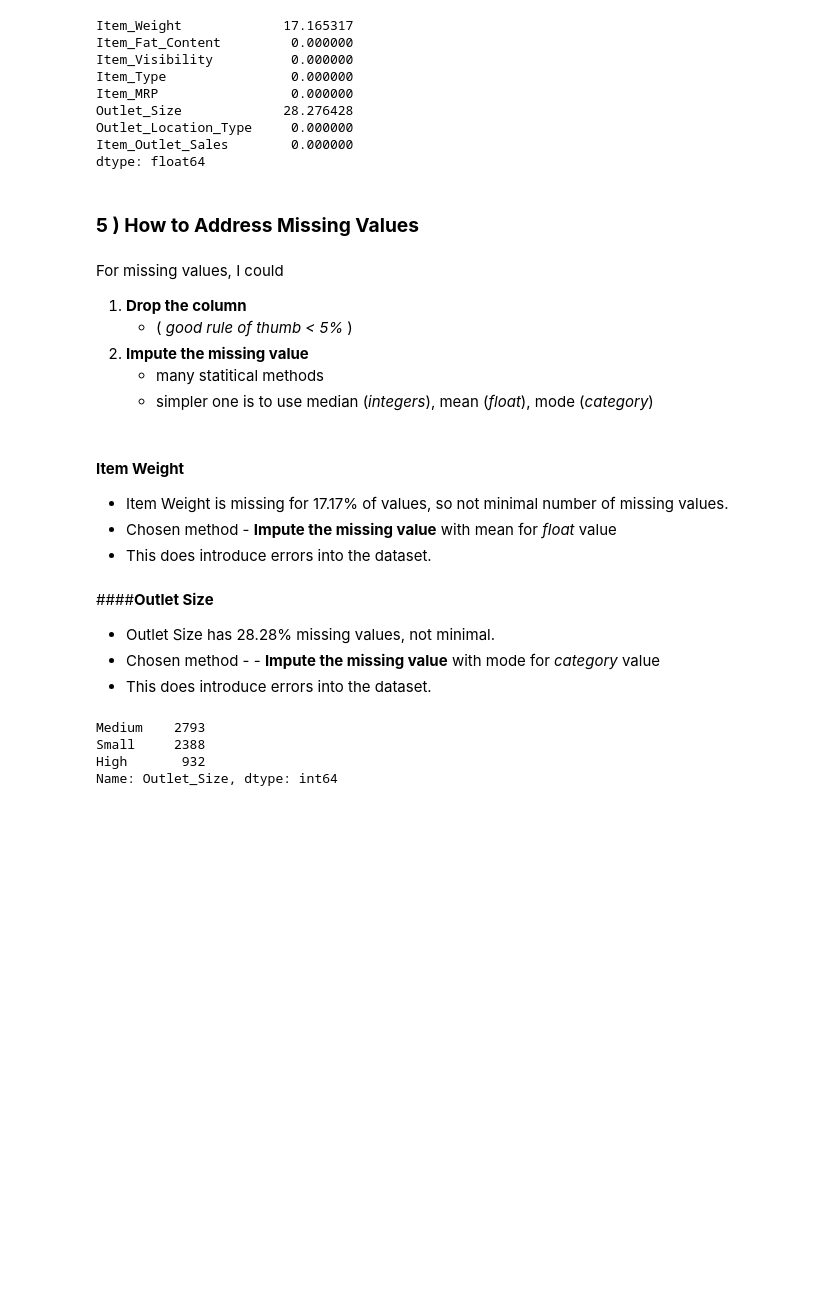
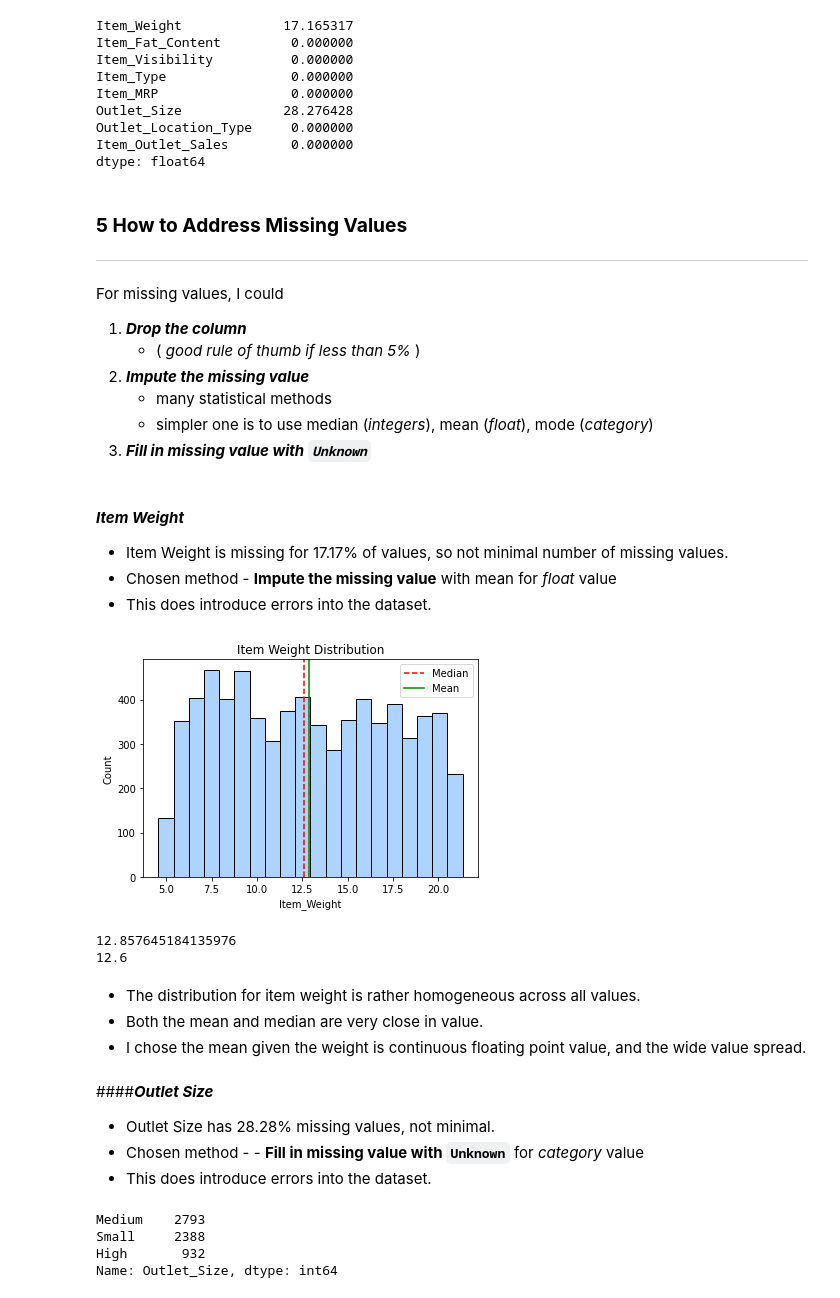
Before and after one commit to iarbietonilsson/food_sales_predictions, a Jupyter notebook: DataScienceFoodSalesPredictions_Ingrid.ipynb, the cells around one changed output. Drawn from its saved outputs; the diff is of its cells as text; code cells hidden in the pictures; blank space fills up the shorter version.

````diff
--- a/DataScienceFoodSalesPredictions_Ingrid.ipynb
+++ b/DataScienceFoodSalesPredictions_Ingrid.ipynb
@@ -364,27 +395,53 @@ Outlet_Location_Type     0.000000
 Item_Outlet_Sales        0.000000
 dtype: float64
 # %% [markdown]
-### **5 ) How to Address Missing Values**
+### **5 How to Address Missing Values**
+
+---
 # %% [markdown]
 For missing values, I could
-1.   **Drop the column**
-     *  ( _good rule of thumb < 5%_ )
-2.   **Impute the missing value**
-     *  many statitical methods
+1.   ***Drop the column***
+     *  ( _good rule of thumb if less than 5%_ )
+2.   ***Impute the missing value***
+     *  many statistical methods
      *  simpler one is to use median (_integers_), mean (_float_), mode (_category_)
+3.   ***Fill in missing value with ```Unknown```***
 # %% [markdown]
-#### **Item Weight**
+#### ***Item Weight***
 
 *   Item Weight is missing for 17.17% of values, so not minimal number of missing values.
 *   Chosen method - **Impute the missing value** with mean for _float_ value
 *   This does introduce errors into the dataset.
+# %%
+# plot histogram with seaborn including median versus mean
+plt.style.use(['seaborn-pastel'])
+ax = sns.histplot(data = df, x = 'Item_Weight')
+ax.set(title='Item Weight Distribution')
+median = df['Item_Weight'].median()
+ax.axvline(median,color='red',ls='--',label=f"Median");
+mean = df['Item_Weight'].mean()
+ax.axvline(mean,color='green',ls='-',label=f"Mean")
+ax.legend();
+# %% [output]
+[figure, added]
+# %%
+# determine median and mean
+print(df['Item_Weight'].mean())
+print(df['Item_Weight'].median())
+# %% [output]
+12.857645184135976
+12.6
+# %% [markdown]
+*  The distribution for item weight is rather homogeneous across all values.
+*  Both the mean and median are very close in value.
+*  I chose the mean given the weight is continuous floating point value, and the wide value spread.
 # %%
 # fill missing values with mean for item weight
 df['Item_Weight'].fillna(value = df['Item_Weight'].mean(), inplace = True)
 # %% [markdown]
-####**Outlet Size**
+####***Outlet Size***
 *   Outlet Size has 28.28% missing values, not minimal.
-*   Chosen method - - **Impute the missing value** with mode for _category_ value
+*   Chosen method - - **Fill in missing value with ```Unknown```** for _category_ value
 *   This does introduce errors into the dataset.
 # %%
 # Medium is the most common value
````
Also changed, not shown: parts of 84 cells of this notebook.
